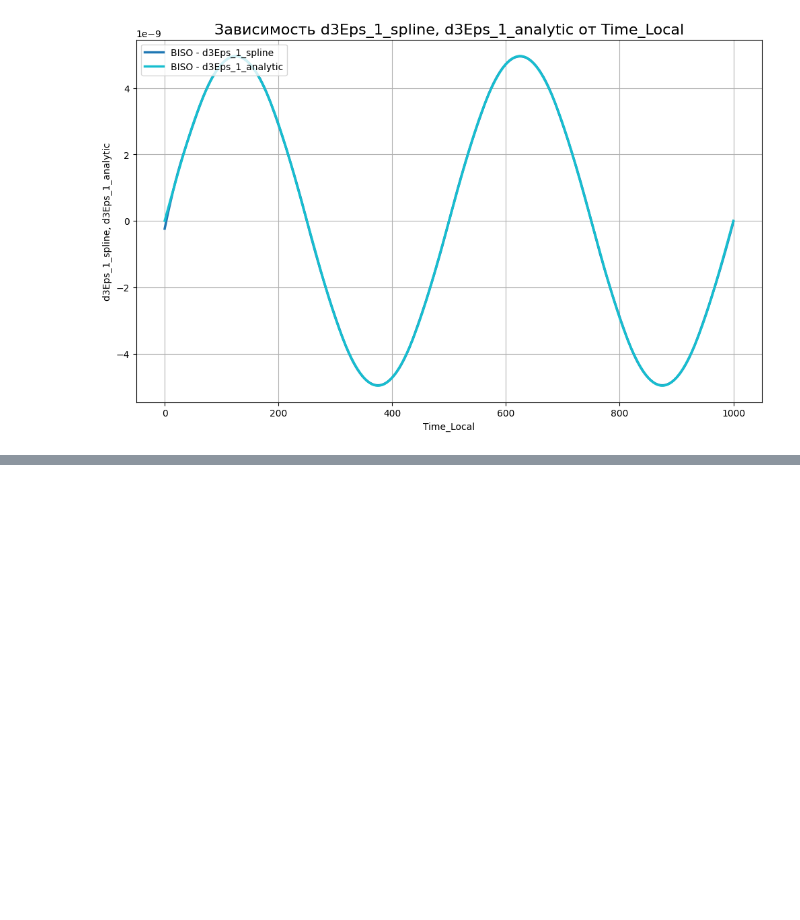
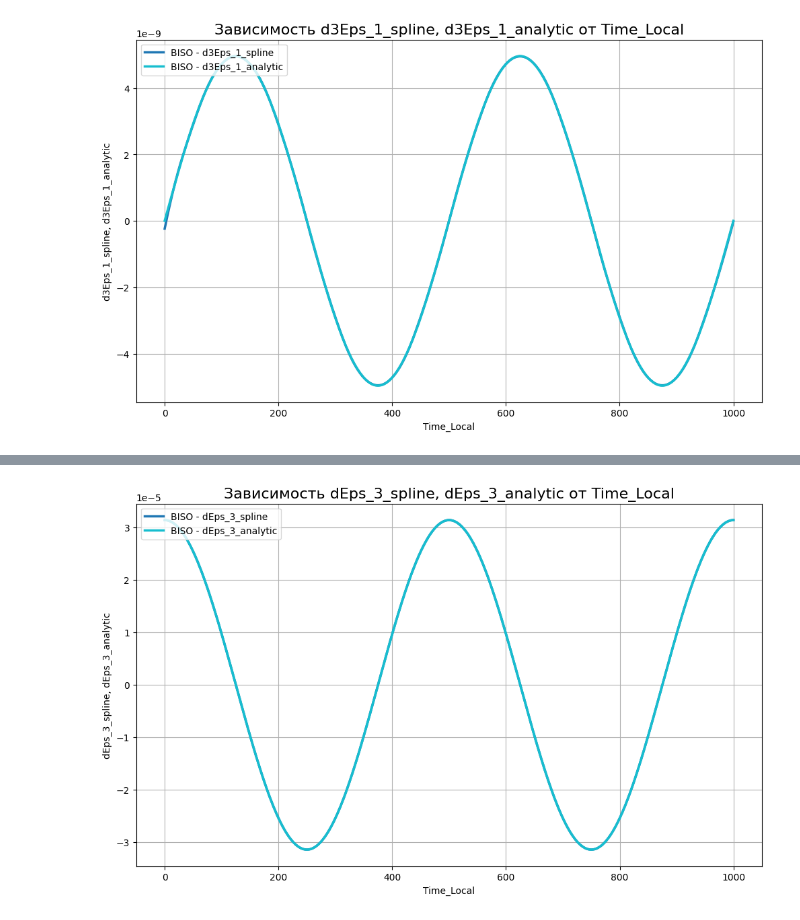
Before and after one commit to ArtemDos/complex_deformations, a Jupyter notebook: P29/ideal_vint/biso.ipynb, the cells around one changed output, grey strips where cells are left out. Cells and saved outputs as stored; diff of their text form; code cells hidden in the pictures; blank space fills up the shorter version.

```diff
--- a/P29/ideal_vint/biso.ipynb
+++ b/P29/ideal_vint/biso.ipynb
@@ -378,0 +395,10 @@ plot_xy(
+# %%
+plot_xy(
+    data_pairs=[(model_name, df_stage2)],
+    x_col='Time_Local',
+    y_cols=['dEps_3_spline',
+            'dEps_3_analytic',
+        ],
+)
+# %% [output]
+[figure, added]
```
Also changed, not shown: parts of 6 cells of this notebook, 1 other file.
